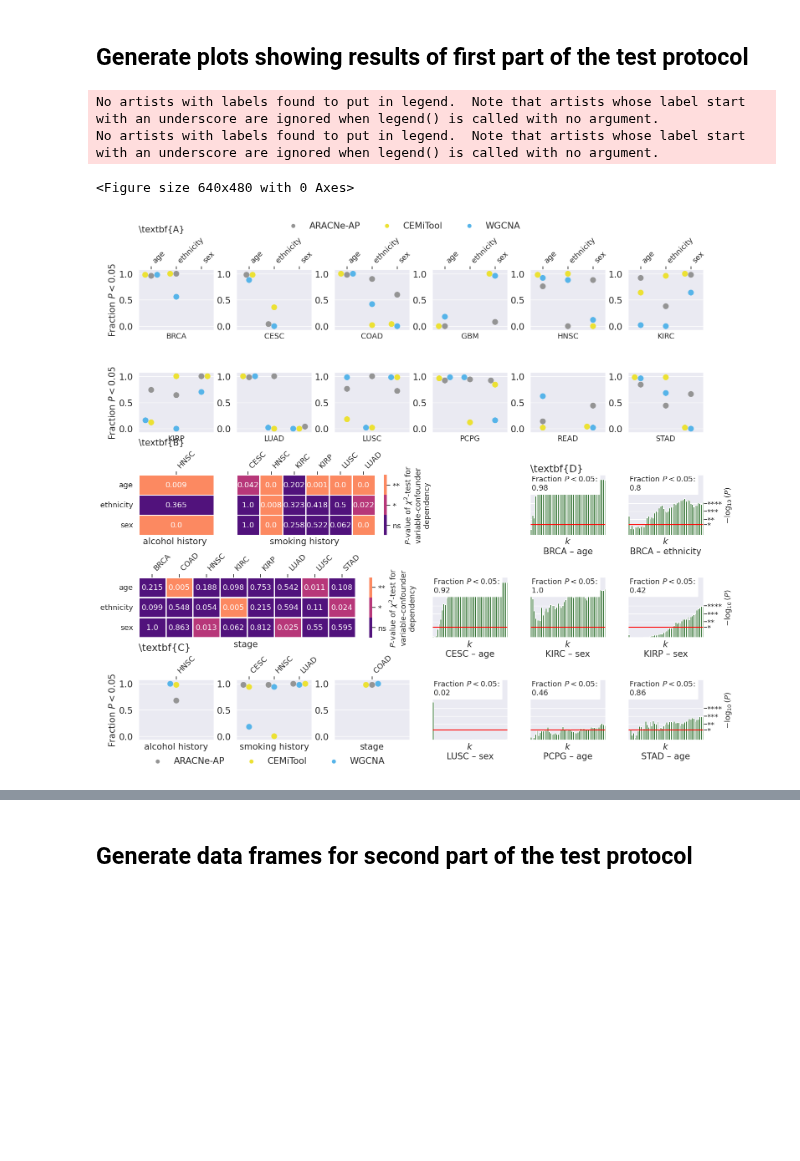
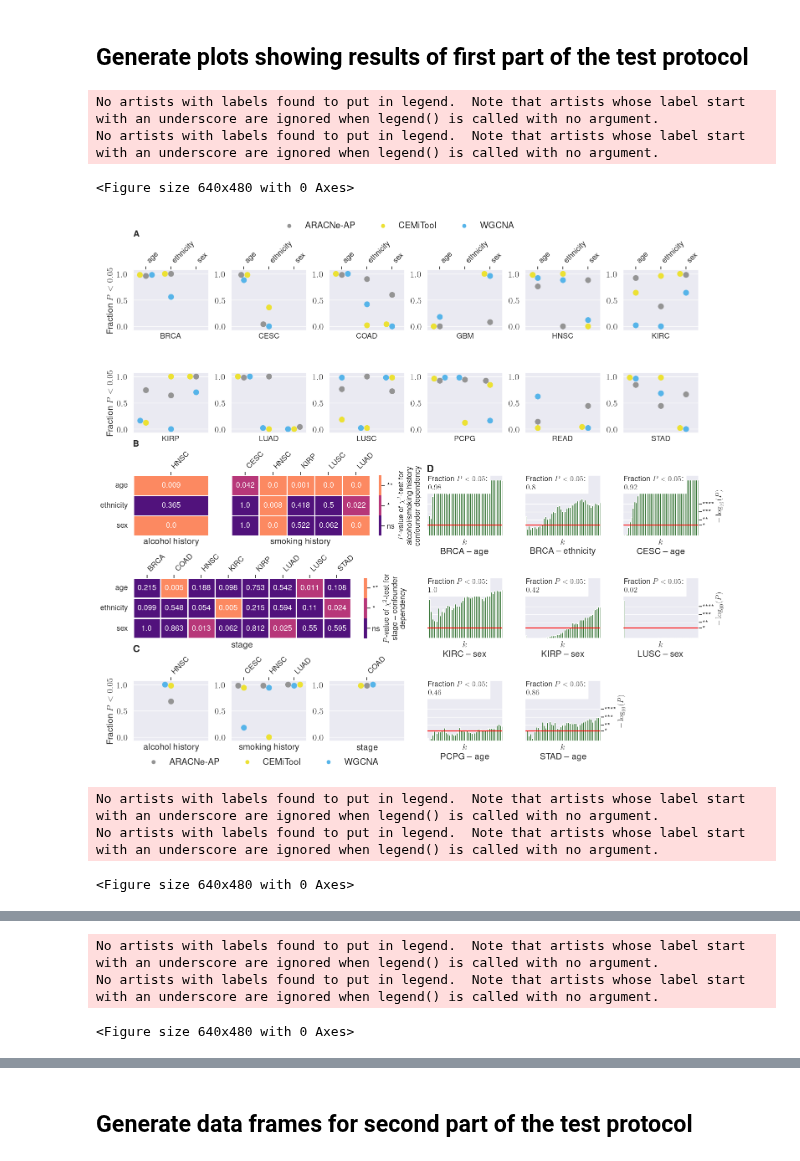
Before and after one commit to bionetslab/grn-confounders, a Jupyter notebook: results/plot_results.ipynb, the cells around one changed output, grey strips where cells are left out. Cells and saved outputs as stored; diff of their text form; code cells hidden in the pictures; blank space fills up the shorter version.

```diff
--- a/results/plot_results.ipynb
+++ b/results/plot_results.ipynb
@@ -85,6 +85,8 @@ ct_sels = ['METABRIC', 'BRCA', 'CESC', 'COAD', 'GBM', 'HNSC', 'KIRC', 'KIRP', 'L
 ## Generate plots for supplement
 # %%
 plt.style.use('default')
+plt.rcParams['text.usetex'] = True
+plt.rcParams['font.family'] = 'Helvetica'
 sns.set(font_scale=1.5)
 sns.set_style('darkgrid')
 for ct_sel in ct_sels:
@@ -105,9 +107,11 @@ for ct_sel in ct_sels:
                 try:
                     sns.lineplot(data=JI_alg, x='k', y='Mean JI', errorbar='sd', ax=axs[i,j], hue='Partition type', legend=False)
                     axs[i,j].set_title(f'{algo}\n{conf}')
+                    axs[i,j].set_xlabel('$k$')
                 except IndexError:
                     sns.lineplot(data=JI_alg, x='k', y='Mean JI', errorbar='sd', ax=axs[j], hue='Partition type', legend=False)
                     axs[j].set_title(f'{algo}\n{conf}')
+                    axs[j].set_xlabel('$k$')
     fig.suptitle(ct_sel)
     fig.tight_layout()
     fig.savefig(f'plots/{ct_sel}_block_comparisons.pdf')
@@ -363,9 +298,9 @@ plt.rcParams['text.usetex'] = True
 plt.rcParams['font.family'] = 'Helvetica'
 mosaic = [ct_sels[:6],
          ct_sels[6:14],
-         ['alcohol history '] + ['smoking history '] * 2 + ['.'] + cohort_confs[:2],
-         ['stage '] * 3 + cohort_confs[2:5],
-         ['alcohol history'] + ['smoking history'] + ['stage'] + cohort_confs[5:]]
+         ['alcohol history '] + ['smoking history '] * 2 + cohort_confs[:3],
+         ['stage '] * 3 + cohort_confs[3:6],
+         ['alcohol history'] + ['smoking history'] + ['stage'] + cohort_confs[6:] + ['.']]
 fig, axs = plt.subplot_mosaic(mosaic, figsize=(6*2.5,5*2.5),sharex=False, sharey=False)
 
 ### A
@@ -408,19 +343,19 @@ for df_work, ax in zip([alc_p, cig_p, stage_p], ['alcohol history ', 'smoking hi
     if ax == 'smoking history ':
         axs[ax].set_yticklabels([])
     else:
-        axs['alcohol history '].set_yticklabels(axs[ax].get_ymajorticklabels(),fontsize=13)
-        axs['stage '].set_yticklabels(axs[ax].get_ymajorticklabels(),fontsize=13)
+        axs['alcohol history '].set_yticklabels(axs[ax].get_ymajorticklabels(),fontsize=13,rotation=0)
+        axs['stage '].set_yticklabels(axs[ax].get_ymajorticklabels(),fontsize=13,rotation=0)
 
 colorbar = axs['smoking history '].collections[0].colorbar
 r = colorbar.vmax - colorbar.vmin
 colorbar.set_ticks([colorbar.vmin + r / 3 * (0.5 + i) for i in range(3)])
 colorbar.set_ticklabels(['ns','*','**'], fontsize='13')
-colorbar.set_label('$P$-value of $\chi^2$-test for\nvariable-confounder\ndependency', fontsize='13')
+colorbar.set_label('$P$-value of $\chi^2$-test for\nalcohol/smoking history –\nconfounder dependency', fontsize='13')
 colorbar = axs['stage '].collections[0].colorbar
 r = colorbar.vmax - colorbar.vmin
 colorbar.set_ticks([colorbar.vmin + r / 3 * (0.5 + i) for i in range(3)])
 colorbar.set_ticklabels(['ns','*','**'], fontsize='13')
-colorbar.set_label('$P$-value of $\chi^2$-test for\nvariable-confounder\ndependency', fontsize='13')
+colorbar.set_label('$P$-value of $\chi^2$-test for\nstage – confounder\ndependency', fontsize='13')
 axs['alcohol history '].set_title(r'\textbf{B}',loc='left', fontsize=15)
 
 ### C
@@ -449,32 +384,35 @@ for cohort_conf in cohort_confs:
     sns.barplot(data=mwus_cohort_conf, x='k', y='-log(p)', ax=axs[cohort_conf], color='darkgreen')
     axs[cohort_conf].set(ylabel=None)
     axs[cohort_conf].set_yticks([-np.log10(0.05),-np.log10(0.01),-np.log10(0.001),-np.log10(0.0001)])
     axs[cohort_conf].set_yticklabels([], fontsize=15)
     axs[cohort_conf].tick_params(axis='y', which='major', pad=0)
     axs[cohort_conf].set_xlabel('$k$\n'+cohort_conf, fontsize=15)
-    if cohort_conf in [cohort_confs[3*i+1] for i in range(3)]:
+    if cohort_conf in [cohort_confs[i] for i in [2,5,7]]:
         axs[cohort_conf].set_ylabel('$-\log_{10}(P)$', fontsize=13,  labelpad=3)
         axs[cohort_conf].set_yticks([-np.log10(0.05),-np.log10(0.01),-np.log10(0.001),-np.log10(0.0001)])
         axs[cohort_conf].set_yticklabels(['*','**','***','****'], fontsize=13)
         axs[cohort_conf].tick_params(axis='y', which='major', pad=0)
         axs[cohort_conf].yaxis.set_label_position("right")
         axs[cohort_conf].yaxis.tick_right()
     if cohort_conf == cohort_confs[0]:
         axs[cohort_conf].set_title(r'\textbf{D}',loc='left', fontsize=17)
     frac = mwus_cohort_conf[mwus_cohort_conf['mwu.pvalue'] < 0.05].shape[0] / mwus_cohort_conf.shape[0]
     axs[cohort_conf].text(.01, .99, f'Fraction $P<0.05$:\n${frac}$', ha='left', va='top', transform=axs[cohort_conf].transAxes,
                           fontsize=13, backgroundcolor='white')
 
 ### Overall settings
 fig.subplots_adjust(left=0.05,
                     bottom=0.05,
                     right=.95,
                     top=0.95,
                     wspace=0.3,
                     hspace=0.7)
 fig.savefig('plots/fig2.pdf', bbox_inches='tight')
 # %% [output]
 No artists with labels found to put in legend.  Note that artists whose label start with an underscore are ignored when legend() is called with no argument.
 No artists with labels found to put in legend.  Note that artists whose label start with an underscore are ignored when legend() is called with no argument.
 <Figure size 640x480 with 0 Axes>
-[figure, old version]
+[figure, new version]
+No artists with labels found to put in legend.  Note that artists whose label start with an underscore are ignored when legend() is called with no argument.
+No artists with labels found to put in legend.  Note that artists whose label start with an underscore are ignored when legend() is called with no argument.
+<Figure size 640x480 with 0 Axes>
@@ -480,0 +420,3 @@ No artists with labels found to put in legend.  Note that artists whose label st
+No artists with labels found to put in legend.  Note that artists whose label start with an underscore are ignored when legend() is called with no argument.
+No artists with labels found to put in legend.  Note that artists whose label start with an underscore are ignored when legend() is called with no argument.
+<Figure size 640x480 with 0 Axes>
```
Also changed, not shown: parts of 9 cells of this notebook, 22 other files.
